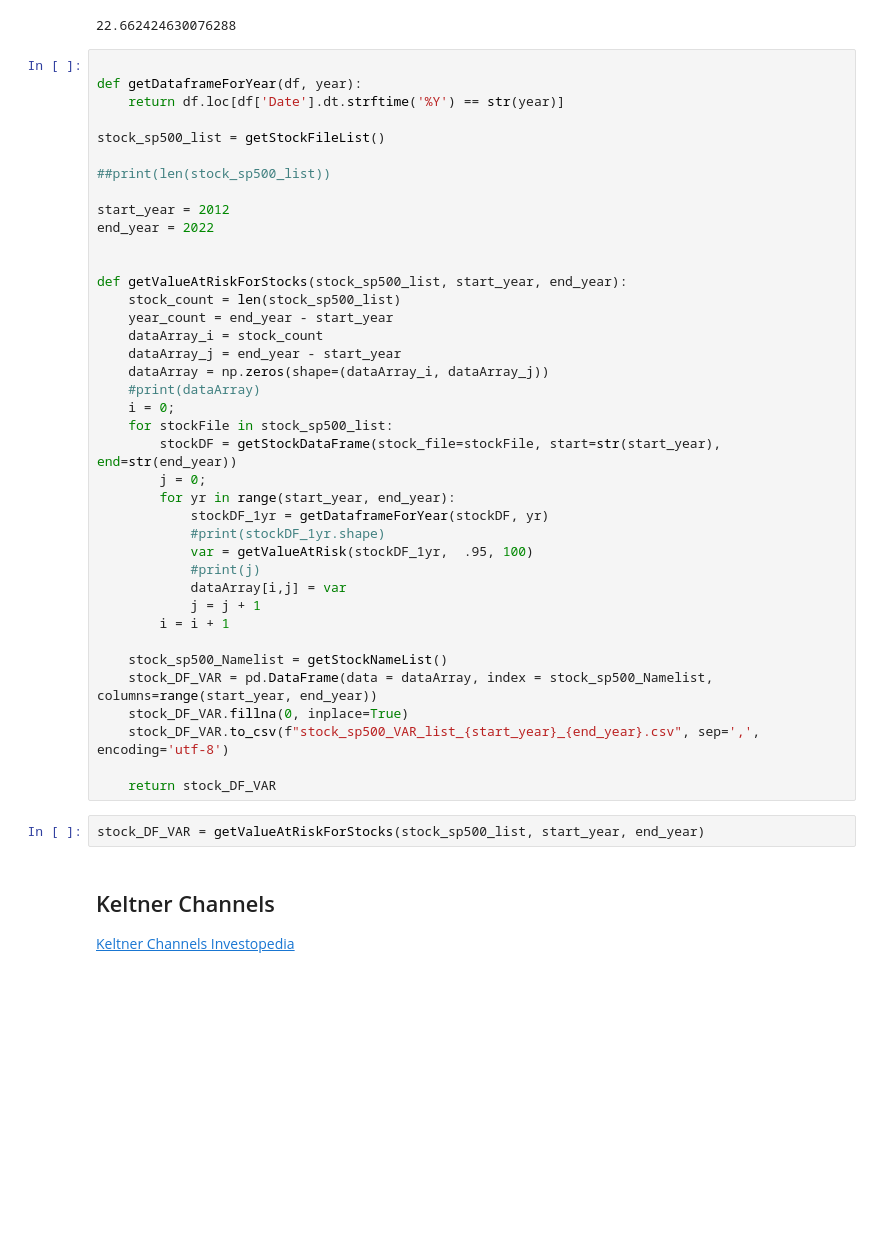
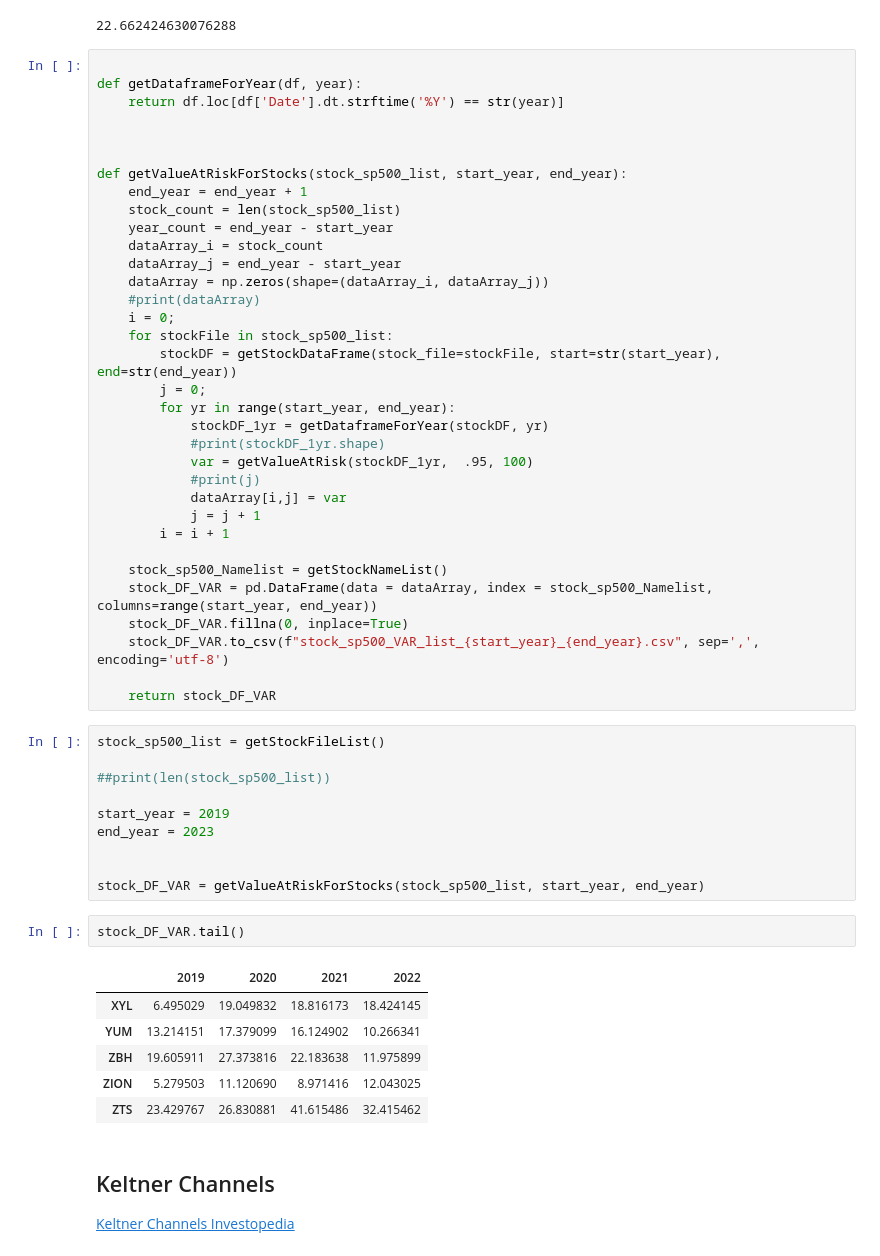
Before and after one commit to farhanarrafi/UNT-CS-Machine-Learning-Project, a Jupyter notebook: MachineLearning_Project.ipynb, the cells around one changed output. Saved outputs shown, nothing was run; the diff lists cells and outputs as text; blank space fills up the shorter version.

```diff
--- a/MachineLearning_Project.ipynb
+++ b/MachineLearning_Project.ipynb
@@ -246,15 +246,10 @@ getValueAtRisk(df_sp500_1stock, .95, 100)
 def getDataframeForYear(df, year):
     return df.loc[df['Date'].dt.strftime('%Y') == str(year)]
 
-stock_sp500_list = getStockFileList()
-
-##print(len(stock_sp500_list))
-
-start_year = 2012
-end_year = 2022
 
 
 def getValueAtRiskForStocks(stock_sp500_list, start_year, end_year):
+    end_year = end_year + 1
     stock_count = len(stock_sp500_list)
     year_count = end_year - start_year
     dataArray_i = stock_count
@@ -280,8 +275,25 @@ def getValueAtRiskForStocks(stock_sp500_list, start_year, end_year):
     stock_DF_VAR.to_csv(f"stock_sp500_VAR_list_{start_year}_{end_year}.csv", sep=',', encoding='utf-8')
 
     return stock_DF_VAR
-# %%
-stock_DF_VAR = getValueAtRiskForStocks(stock_sp500_list, start_year, end_year)
+# %%
+stock_sp500_list = getStockFileList()
+
+##print(len(stock_sp500_list))
+
+start_year = 2019
+end_year = 2023
+
+
+stock_DF_VAR = getValueAtRiskForStocks(stock_sp500_list, start_year, end_year)
+# %%
+stock_DF_VAR.tail()
+# %% [output]
+|  | 2019 | 2020 | 2021 | 2022 |
+| XYL | 6.495029 | 19.049832 | 18.816173 | 18.424145 |
+| YUM | 13.214151 | 17.379099 | 16.124902 | 10.266341 |
+| ZBH | 19.605911 | 27.373816 | 22.183638 | 11.975899 |
+| ZION | 5.279503 | 11.120690 | 8.971416 | 12.043025 |
+| ZTS | 23.429767 | 26.830881 | 41.615486 | 32.415462 |
 # %% [markdown]
 ## Keltner Channels
 
```
Also changed, not shown: parts of 5 cells of this notebook.
